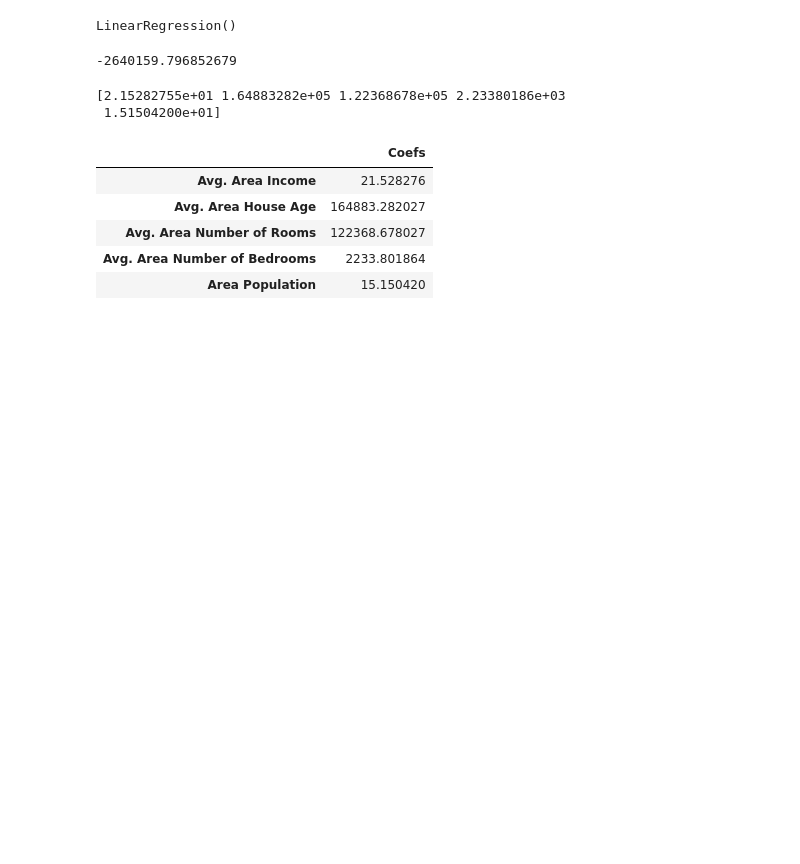
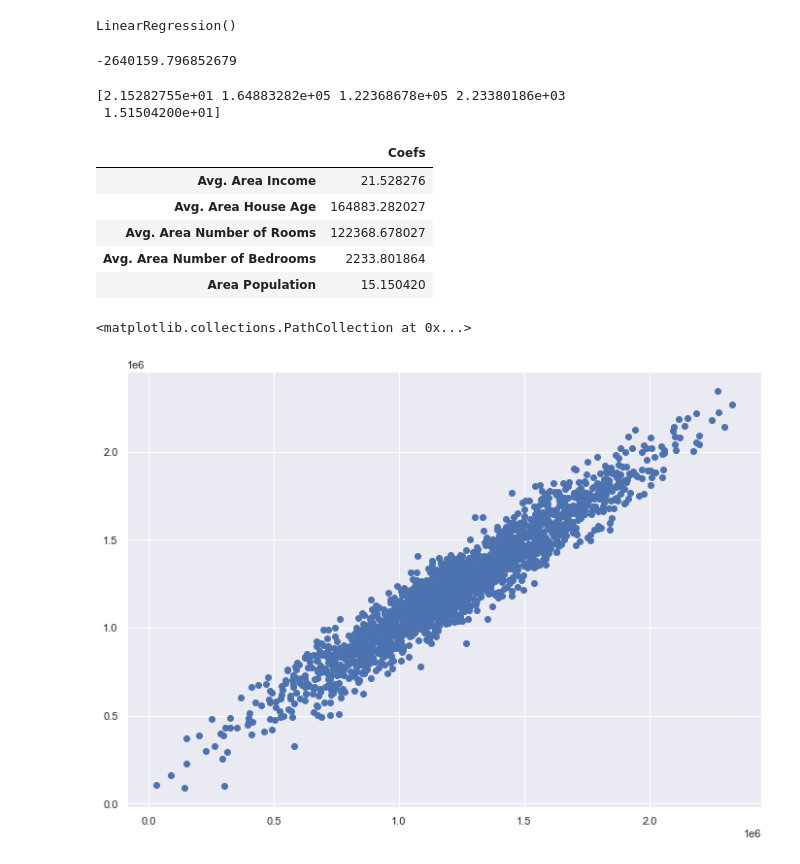
Before and after one commit to maledicente/cursos, a Jupyter notebook: Machine_Learning/USA Housing Price/Untitled.ipynb, the cells around one changed output. Cells and saved outputs as stored; diff of their text form; code cells hidden in the pictures; blank space fills up the shorter version.

```diff
--- a/Machine_Learning/USA Housing Price/Untitled.ipynb
+++ b/Machine_Learning/USA Housing Price/Untitled.ipynb
@@ -117,3 +117,10 @@ coefs
 | Avg. Area Number of Rooms | 122368.678027 |
 | Avg. Area Number of Bedrooms | 2233.801864 |
 | Area Population | 15.150420 |
+# %%
+predict = lm.predict(X_test)
+# %%
+plt.scatter(y_test, predict)
+# %% [output]
+<matplotlib.collections.PathCollection at 0x...>
+[figure, added]
```
Also changed, not shown: parts of 3 cells of this notebook, 2 other files.
